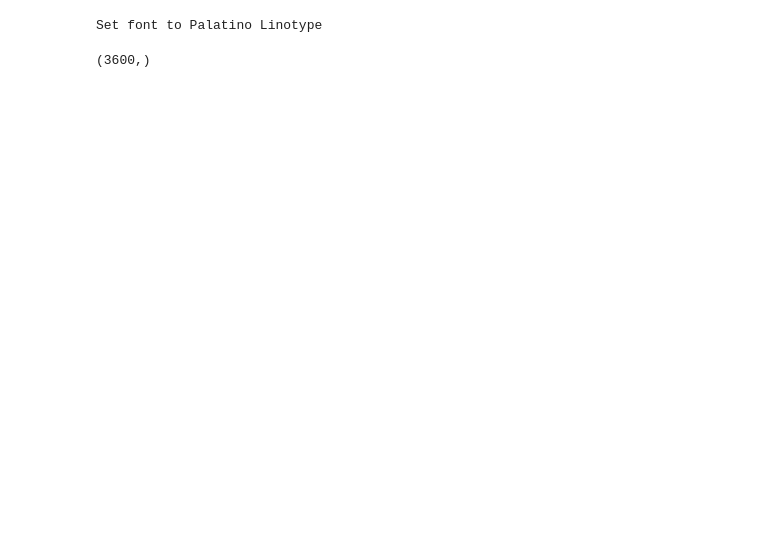
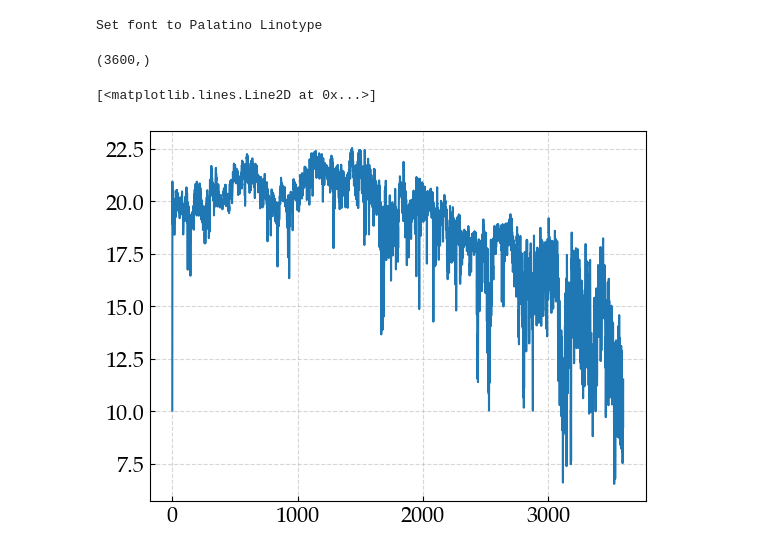
Before and after one commit to NanxiiChen/wind-simulation-GPU, a Jupyter notebook: examples/simulate_high_rise_building.ipynb, the cells around one changed output. Drawn from its saved outputs; the diff is of its cells as text; code cells hidden in the pictures; blank space fills up the shorter version.

```diff
--- a/examples/simulate_high_rise_building.ipynb
+++ b/examples/simulate_high_rise_building.ipynb
@@ -50,6 +50,11 @@ wind_data = signal.decimate(wind_data, decimation_factor, ftype='iir')
 wind_data.shape
 # %% [output]
 (3600,)
+# %%
+plt.plot(wind_data)
+# %% [output]
+[<matplotlib.lines.Line2D at 0x...>]
+[figure, added]
 # %%
 frequencies, psd = signal.welch(wind_data-np.mean(wind_data), fs=fs,
                                 window='hamming',
```
Also changed, not shown: parts of 5 cells of this notebook, 6 other files.
